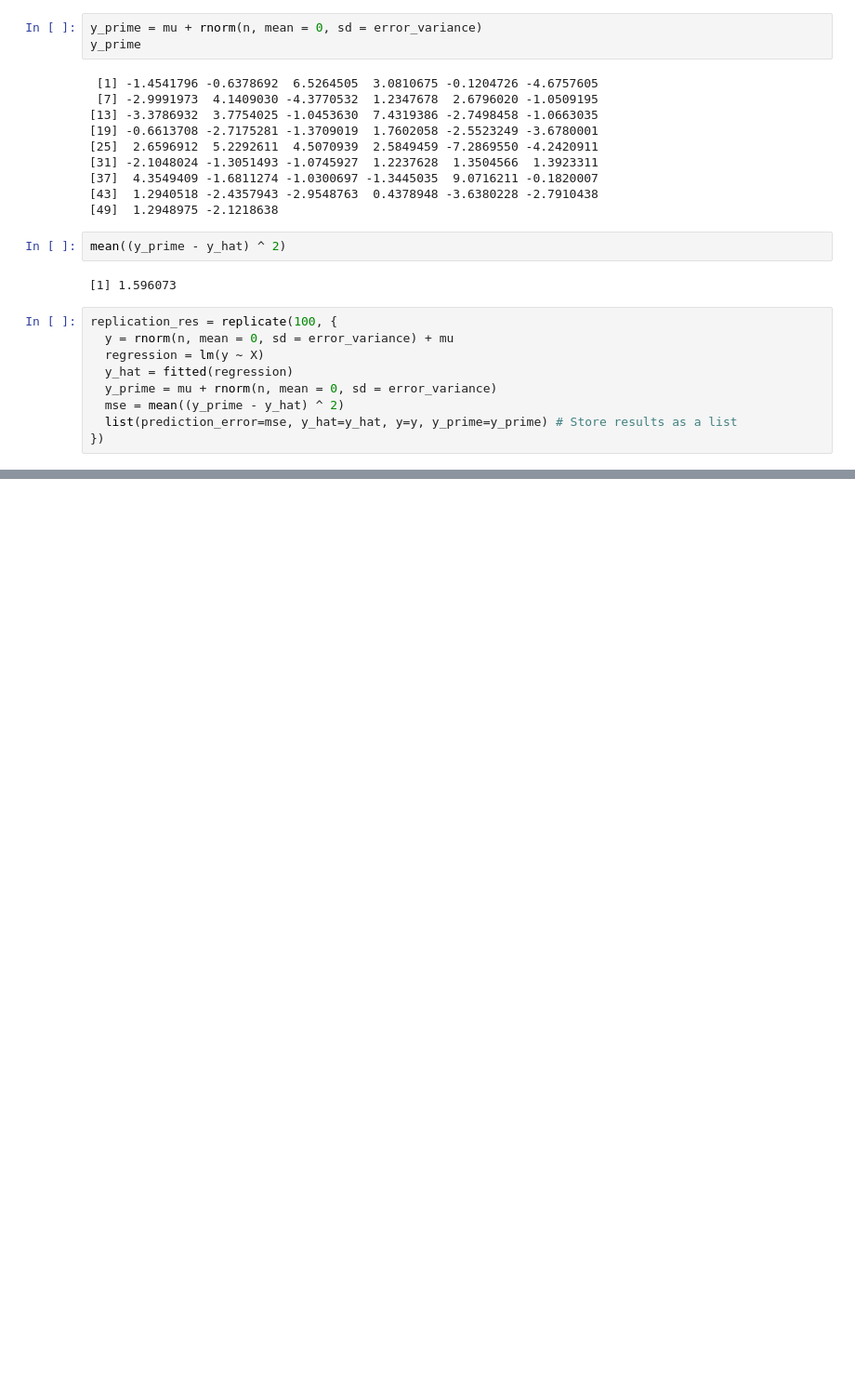
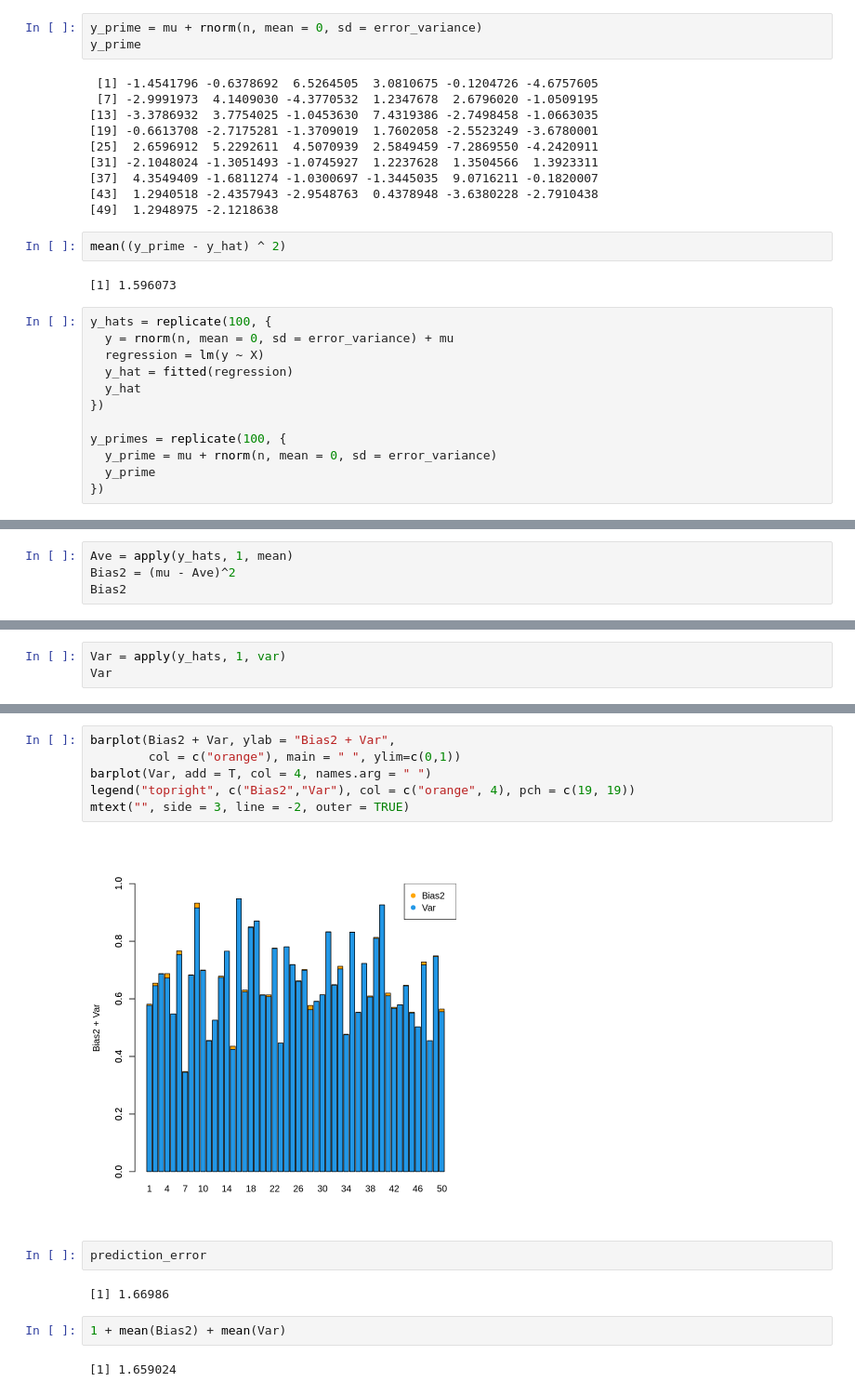
Before and after one commit to khalilvandian/High-Dimensional-Exercises, a Jupyter notebook: High_Dimensional_Lect_2.ipynb, the cells around one changed output, grey strips where cells are left out. Shown: that part at 93% size. Drawn from its saved outputs; the diff is of its cells as text; blank space fills up the shorter version.

```diff
--- a/High_Dimensional_Lect_2.ipynb
+++ b/High_Dimensional_Lect_2.ipynb
@@ -282,11 +282,14 @@ mean((y_prime - y_hat) ^ 2)
 # %% [output]
 [1] 1.596073
 # %%
-replication_res = replicate(100, {
+y_hats = replicate(100, {
   y = rnorm(n, mean = 0, sd = error_variance) + mu
   regression = lm(y ~ X)
   y_hat = fitted(regression)
+  y_hat
+})
+
+y_primes = replicate(100, {
   y_prime = mu + rnorm(n, mean = 0, sd = error_variance)
-  mse = mean((y_prime - y_hat) ^ 2)
-  list(prediction_error=mse, y_hat=y_hat, y=y, y_prime=y_prime) # Store results as a list
+  y_prime
 })
@@ -310,0 +301,4 @@ ERROR: Error in res$y_hat: $ operator is invalid for atomic vectors
+# %%
+Ave = apply(y_hats, 1, mean)
+Bias2 = (mu - Ave)^2
+Bias2
@@ -310,0 +324,3 @@ ERROR: Error in res$y_hat: $ operator is invalid for atomic vectors
+# %%
+Var = apply(y_hats, 1, var)
+Var
@@ -310,0 +342,16 @@ ERROR: Error in res$y_hat: $ operator is invalid for atomic vectors
+# %%
+barplot(Bias2 + Var, ylab = "Bias2 + Var",
+        col = c("orange"), main = " ", ylim=c(0,1))
+barplot(Var, add = T, col = 4, names.arg = " ")
+legend("topright", c("Bias2","Var"), col = c("orange", 4), pch = c(19, 19))
+mtext("", side = 3, line = -2, outer = TRUE)
+# %% [output]
+[figure, added]
+# %%
+prediction_error
+# %% [output]
+[1] 1.66986
+# %%
+1 + mean(Bias2) + mean(Var)
+# %% [output]
+[1] 1.659024
```
Also changed, not shown: parts of 6 cells of this notebook.
